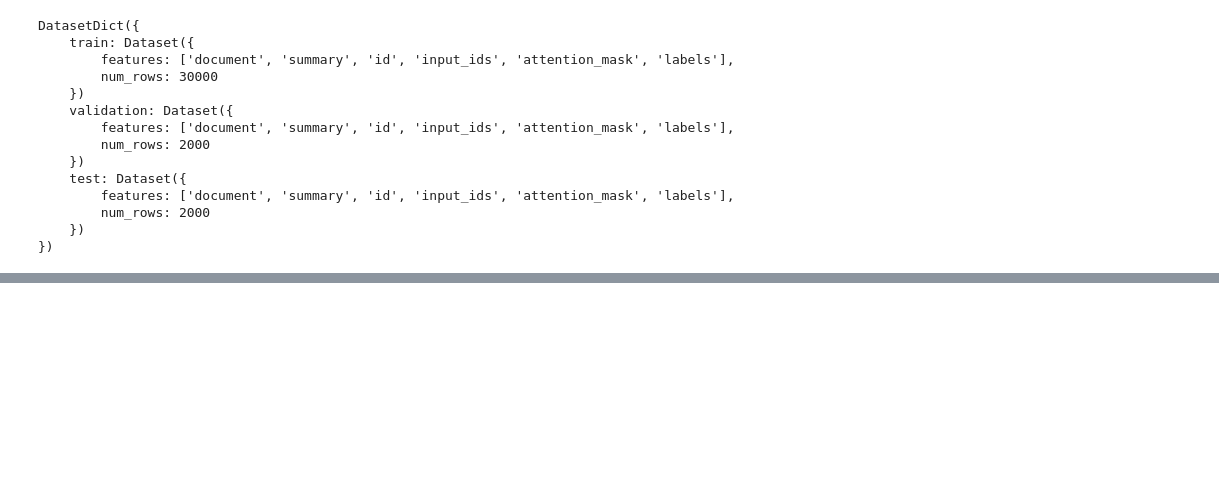
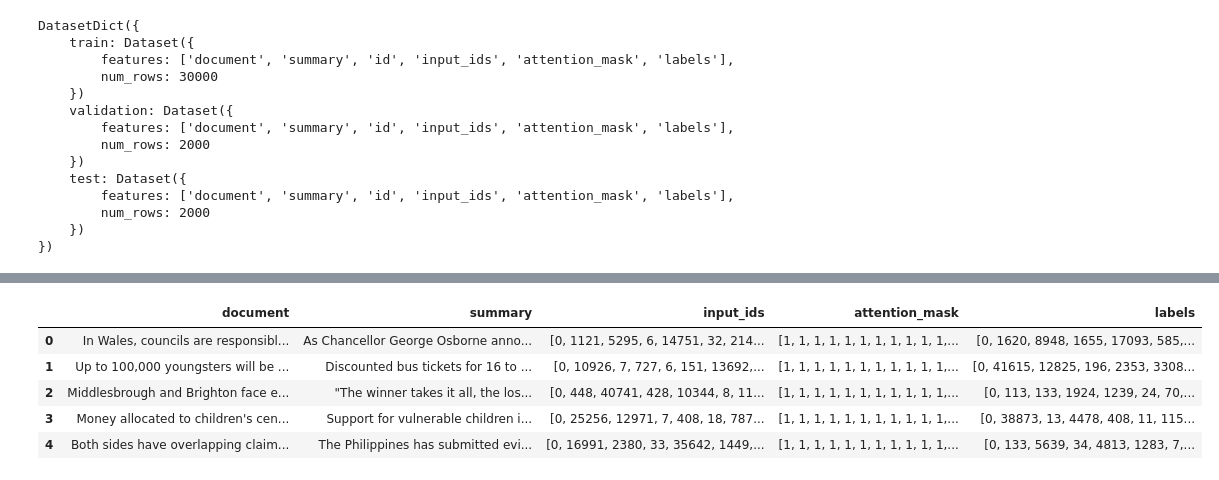
Before and after one commit to SDidde/TextSumCompare, a Jupyter notebook: DataprepandDataExplore.ipynb, the cells around one changed output, grey strips where cells are left out. Saved outputs shown, nothing was run; the diff lists cells and outputs as text; code cells hidden in the pictures; blank space fills up the shorter version.

```diff
--- a/DataprepandDataExplore.ipynb
+++ b/DataprepandDataExplore.ipynb
@@ -130,6 +151,23 @@ def preprocess_function(data):
     )
     inputs["labels"] = targets["input_ids"]
     return inputs
+# %%
+
+def preprocess_functionT5(data):
+    inputs = tokenizer(
+        data["document"],
+        max_length=4096,
+        truncation=True,
+        padding="max_length"
+    )
+    targets = tokenizer(
+        data["summary"],
+        max_length=128,
+        truncation=True,
+        padding="max_length"
+    )
+    inputs["labels"] = targets["input_ids"]
+    return inputs
 # %%
 from transformers import LEDTokenizer, LEDForConditionalGeneration, Trainer, TrainingArguments
 tokenizer = LEDTokenizer.from_pretrained("allenai/led-base-16384")
@@ -160,7 +200,7 @@ checkpoint = "google-t5/t5-small"
 model1 = T5ForConditionalGeneration.from_pretrained(checkpoint)
 tokenizer1 = AutoTokenizer.from_pretrained(checkpoint)
 # %%
-tokenized_datasetT5 = new_dataset.map(preprocess_function, batched=True)
+tokenized_datasetT5 = new_dataset.map(preprocess_functionT5, batched=True)
 # %%
 tokenized_datasetT5
 # %% [output]
@@ -180,0 +232,11 @@ DatasetDict({
+# %%
+traint5 = tokenized_datasetT5["train"].to_pandas()
+traint5.drop(columns='id', axis = 1, inplace = True)
+traint5.head()
+# %% [output]
+|  | document | summary | input_ids | attention_mask | labels |
+| 0 | In Wales, councils are responsibl... | As Chancellor George Osborne anno... | [0, 1121, 5295, 6, 14751, 32, 214... | [1, 1, 1, 1, 1, 1, 1, 1, 1, 1, 1,... | [0, 1620, 8948, 1655, 17093, 585,... |
+| 1 | Up to 100,000 youngsters will be ... | Discounted bus tickets for 16 to ... | [0, 10926, 7, 727, 6, 151, 13692,... | [1, 1, 1, 1, 1, 1, 1, 1, 1, 1, 1,... | [0, 41615, 12825, 196, 2353, 3308... |
+| 2 | Middlesbrough and Brighton face e... | "The winner takes it all, the los... | [0, 448, 40741, 428, 10344, 8, 11... | [1, 1, 1, 1, 1, 1, 1, 1, 1, 1, 1,... | [0, 113, 133, 1924, 1239, 24, 70,... |
+| 3 | Money allocated to children's cen... | Support for vulnerable children i... | [0, 25256, 12971, 7, 408, 18, 787... | [1, 1, 1, 1, 1, 1, 1, 1, 1, 1, 1,... | [0, 38873, 13, 4478, 408, 11, 115... |
+| 4 | Both sides have overlapping claim... | The Philippines has submitted evi... | [0, 16991, 2380, 33, 35642, 1449,... | [1, 1, 1, 1, 1, 1, 1, 1, 1, 1, 1,... | [0, 133, 5639, 34, 4813, 1283, 7,... |
```
Also changed, not shown: parts of 7 cells of this notebook.
